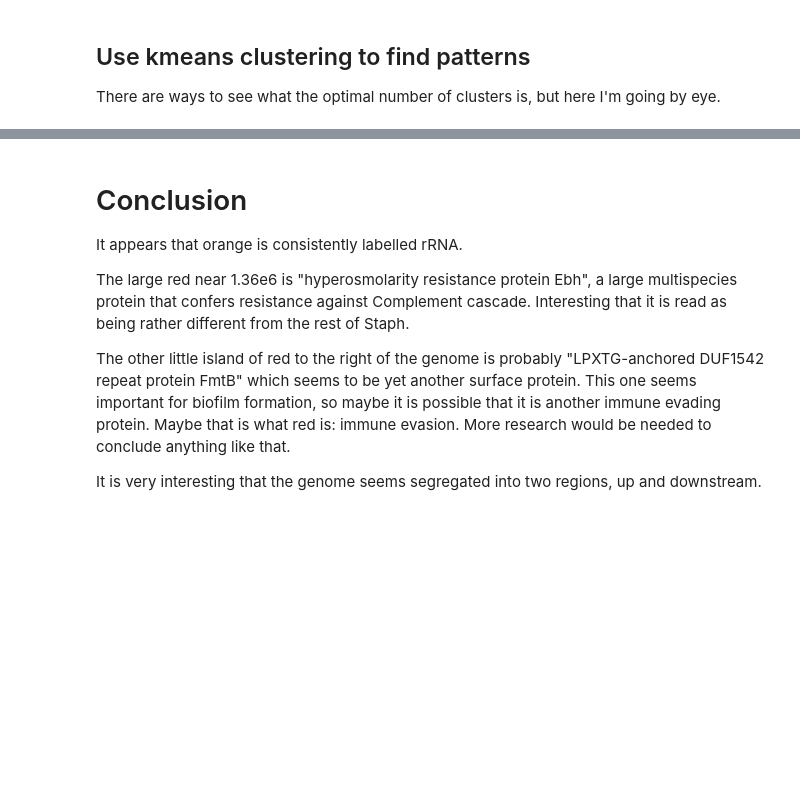
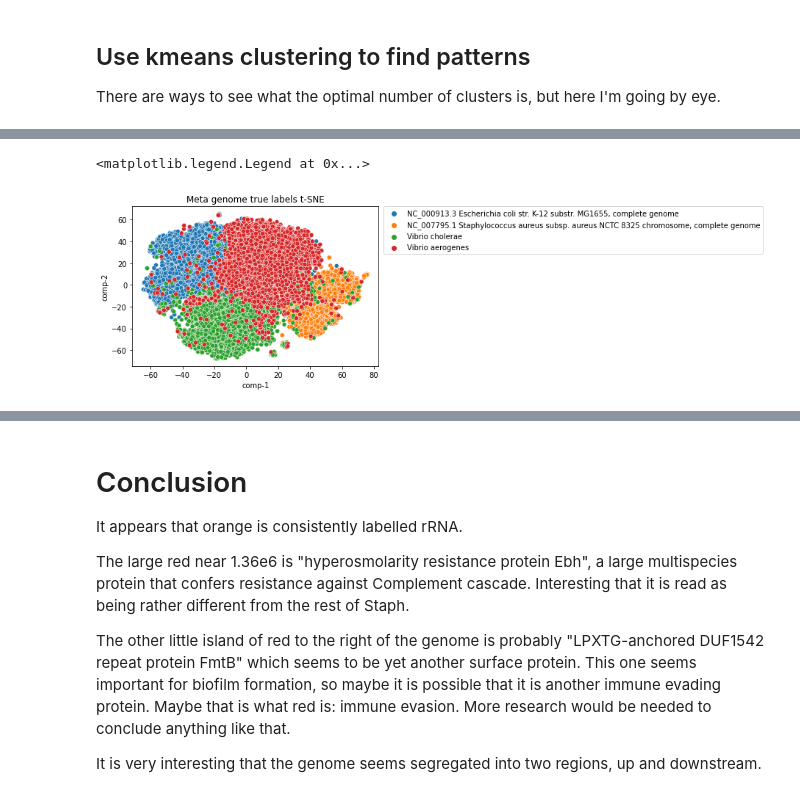
Before and after one commit to Matthew1309/HoG_finder, a Jupyter notebook: HoG_workflow.ipynb, the cells around one changed output, grey strips where cells are left out. Cells and saved outputs as stored; diff of their text form; code cells hidden in the pictures; blank space fills up the shorter version.

```diff
--- a/HoG_workflow.ipynb
+++ b/HoG_workflow.ipynb
@@ -117,3 +149,16 @@ sns.scatterplot(x="comp-1", y="comp-2",
+# %%
+dfSNE = pd.DataFrame()
+dfSNE['color'] = df['origin']
+dfSNE["comp-1"] = z[:,0]
+dfSNE["comp-2"] = z[:,1]
+
+sns.scatterplot(x="comp-1", y="comp-2",
+                hue='color', palette="tab10",
+                       data=dfSNE).set(title="Meta genome true labels t-SNE")
+plt.legend(bbox_to_anchor=(1.02, 1), loc='upper left', borderaxespad=0)
+# %% [output]
+<matplotlib.legend.Legend at 0x...>
+[figure, added]
 # %%
 ##############
 #>>>>>>>>>>>>>>>>>>>>>>>>>>>>>>>>>>>>>>>>>>>>>>>>>>>>>>>>>>>>>>>>>>>>>>>>>>>>>>>>>>>>>>>>>>>>>>>>>>>>>>>>>>>>>>>>>>>>>>>>>
```
Also changed, not shown: parts of 15 cells of this notebook, 2 other files.
